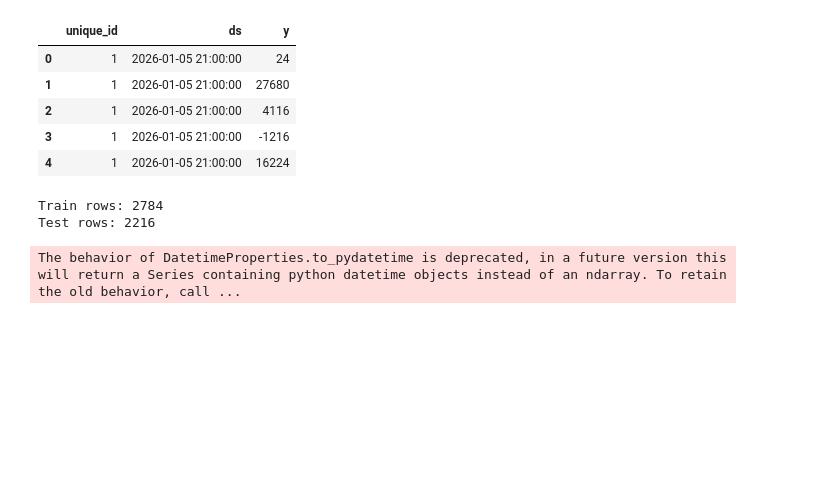
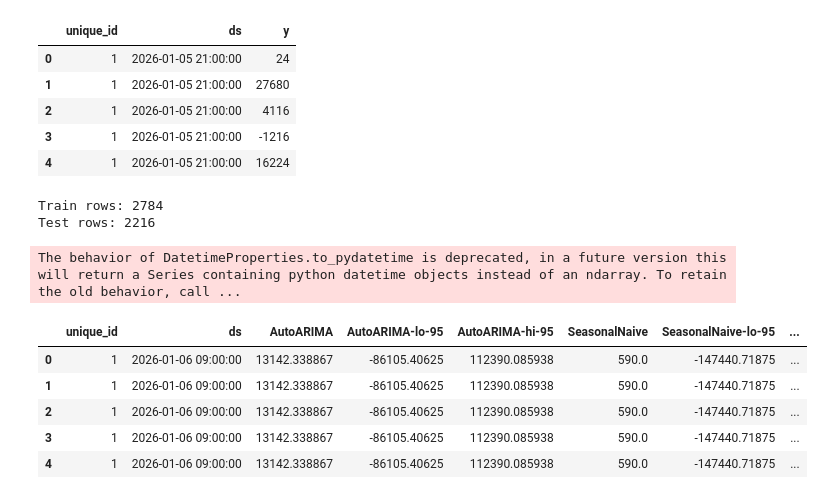
Before and after one commit to KwameSegbe/timeseris_us_hourly_demand_for_electricity, a Jupyter notebook: notebook/forecast.ipynb, the cells around one changed output. Drawn from its saved outputs; the diff is of its cells as text; code cells hidden in the pictures; blank space fills up the shorter version.

```diff
--- a/notebook/forecast.ipynb
+++ b/notebook/forecast.ipynb
@@ -99,0 +117,13 @@ The behavior of DatetimeProperties.to_pydatetime is deprecated, in a future vers
+# %%
+# forecast_stats is output from StatsForecast.forecast(...)
+# test has columns: unique_id, ds, y
+
+fc = forecast_stats.merge(test, how="left", on=["unique_id", "ds"])
+fc.head()
+# %% [output]
+|  | unique_id | ds | AutoARIMA | AutoARIMA-lo-95 | AutoARIMA-hi-95 | SeasonalNaive | SeasonalNaive-lo-95 | ... |
+| 0 | 1 | 2026-01-06 09:00:00 | 13142.338867 | -86105.40625 | 112390.085938 | 590.0 | -147440.71875 | ... |
+| 1 | 1 | 2026-01-06 09:00:00 | 13142.338867 | -86105.40625 | 112390.085938 | 590.0 | -147440.71875 | ... |
+| 2 | 1 | 2026-01-06 09:00:00 | 13142.338867 | -86105.40625 | 112390.085938 | 590.0 | -147440.71875 | ... |
+| 3 | 1 | 2026-01-06 09:00:00 | 13142.338867 | -86105.40625 | 112390.085938 | 590.0 | -147440.71875 | ... |
+| 4 | 1 | 2026-01-06 09:00:00 | 13142.338867 | -86105.40625 | 112390.085938 | 590.0 | -147440.71875 | ... |
```
Also changed, not shown: parts of 2 cells of this notebook, 1 other file.
